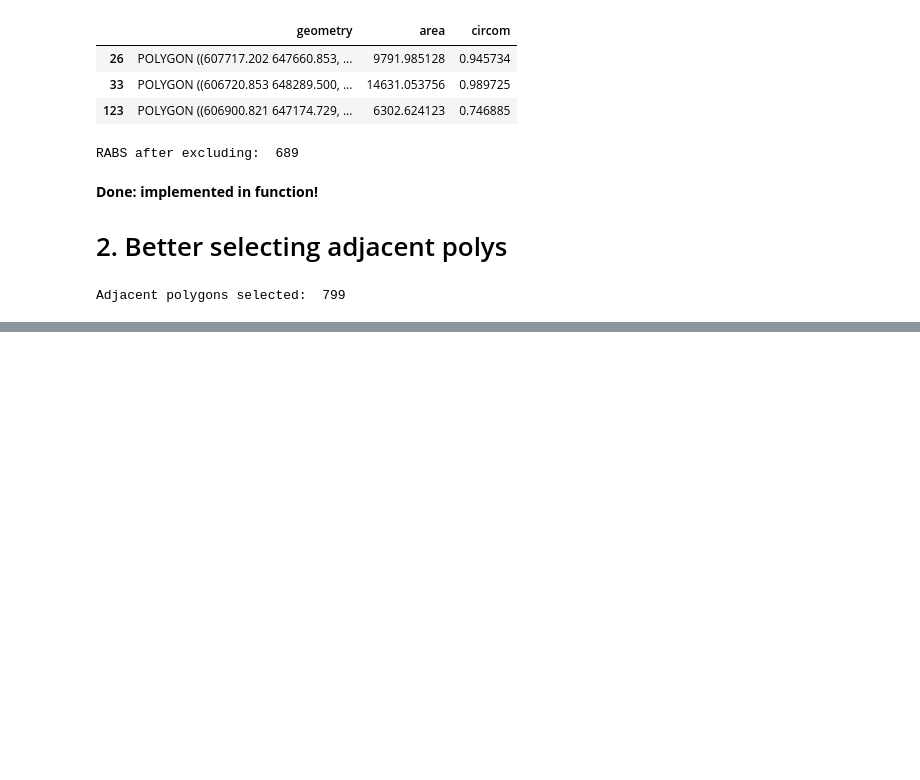
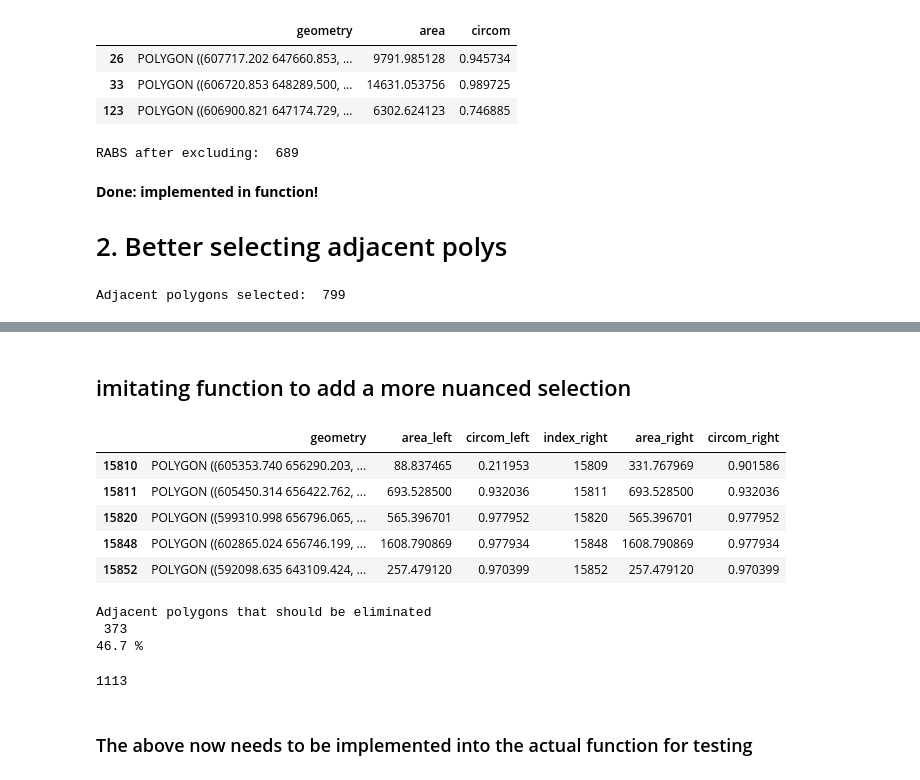
Before and after one commit to gregmaya/gsoc2022_network_simpl, a Jupyter notebook: iv_finetuning_selecting_rabs.ipynb, the cells around one changed output, grey strips where cells are left out. Drawn from its saved outputs; the diff is of its cells as text; code cells hidden in the pictures; blank space fills up the shorter version.

```diff
--- a/iv_finetuning_selecting_rabs.ipynb
+++ b/iv_finetuning_selecting_rabs.ipynb
@@ -85,0 +116,49 @@ or_rabs.boxplot(figsize = (25,10),column=['area_left'], by = ['adjacent_polys'])
+# %% [markdown]
+## imitating function to add a more nuanced selection
+# %%
+#selecting round about polygons based on compactness
+rab = gdf[gdf.circom > 0.7] # originally dynamic in the function
+#exclude those above the area threshold
+area_threshold = gdf.area.quantile(0.85) # originally dynamic in the function
+rab = rab[rab.area < area_threshold]
+
+#if include_adjacent == True :
+#selecting the adjacent areas that are of smaller than itself
+rab_adj = gpd.sjoin(gdf, rab, predicate = 'intersects')
+rab_adj = rab_adj[rab_adj.area_right >= rab_adj.area_left]
+rab_adj.tail()
+# %% [output]
+|  | geometry | area_left | circom_left | index_right | area_right | circom_right |
+| 15810 | POLYGON ((605353.740 656290.203, ... | 88.837465 | 0.211953 | 15809 | 331.767969 | 0.901586 |
+| 15811 | POLYGON ((605450.314 656422.762, ... | 693.528500 | 0.932036 | 15811 | 693.528500 | 0.932036 |
+| 15820 | POLYGON ((599310.998 656796.065, ... | 565.396701 | 0.977952 | 15820 | 565.396701 | 0.977952 |
+| 15848 | POLYGON ((602865.024 656746.199, ... | 1608.790869 | 0.977934 | 15848 | 1608.790869 | 0.977934 |
+| 15852 | POLYGON ((592098.635 643109.424, ... | 257.479120 | 0.970399 | 15852 | 257.479120 | 0.970399 |
+# %%
+adj_long_polys = []
+#iterate through original rabs
+for i, row in rab.iterrows():
+    #creating a distance (diameter) for limiting the max dist of adjacent
+    minx, _ , maxx, _ = rab.loc[i].geometry.bounds
+    rab_diameter = maxx - minx
+    #creating the subgroup that could be affected
+    rab_group = rab_adj[rab_adj.index_right==i]
+    for ii, rrow in rab_group.iterrows():
+        hdist = rab.loc[i].geometry.hausdorff_distance(rrow.geometry)
+        if hdist > rab_diameter :
+            adj_long_polys.append(ii) #if hausdorff_distance is larger than the diameter add to list
+print('Adjacent polygons that should be eliminated\n',len(adj_long_polys))
+
+total_adj = len(rab_adj) - len(rab)
+print(round( len(adj_long_polys)/total_adj*100 , 1) , '%')
+# %% [output]
+Adjacent polygons that should be eliminated
+ 373
+46.7 %
+# %%
+rab_adj.drop(adj_long_polys, inplace= True)
+len(rab_adj)
+# %% [output]
+1113
+# %% [markdown]
+### The above now needs to be implemented into the actual function for testing
```
Also changed, not shown: parts of 6 cells of this notebook, 1 other file.
